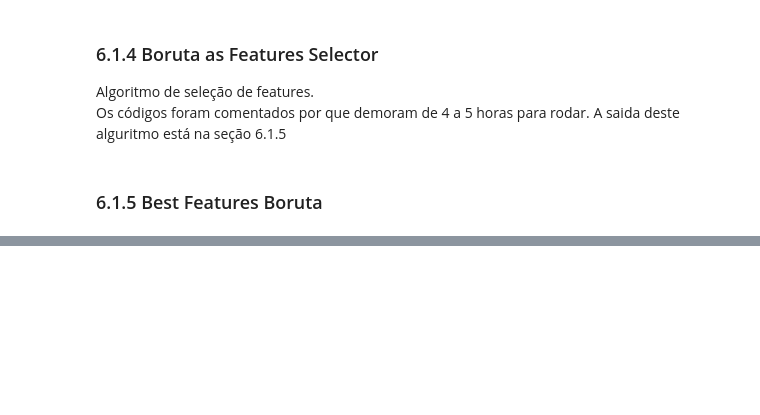
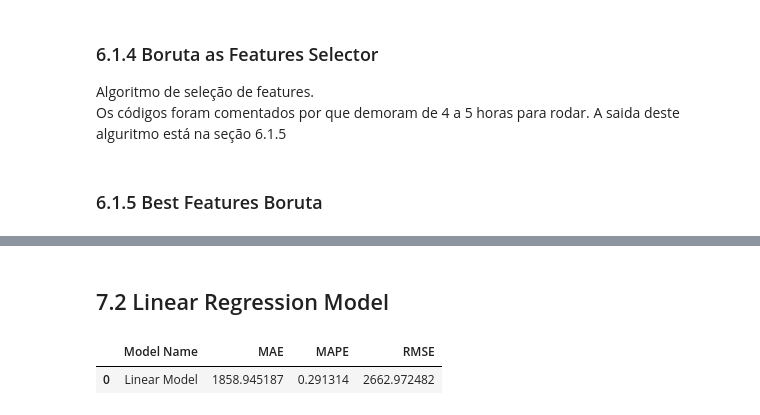
Before and after one commit to elielsantospaes/DS_em_Producao, a Jupyter notebook: Módulo_9_v1_store_sales_prediction.ipynb, the cells around one changed output, grey strips where cells are left out. Cells and saved outputs as stored; diff of their text form; code cells hidden in the pictures; blank space fills up the shorter version.

```diff
--- a/Módulo_9_v1_store_sales_prediction.ipynb
+++ b/Módulo_9_v1_store_sales_prediction.ipynb
@@ -26,6 +28,16 @@ from sklearn.ensemble import RandomForestRegressor
 # %% [markdown]
 ## 0.1 Helper Functions
 # %%
+def mean_absolute_percentage_error(y, yhat):
+    return np.mean(np.abs((y - yhat)/y))
+
+def ml_error(model_name, y, yhat):
+    mae = mean_absolute_error(y, yhat)
+    mape = mean_absolute_percentage_error(y, yhat)
+    rmse = np.sqrt(mean_squared_error(y, yhat))
+
+    return pd.DataFrame({'Model Name':model_name,'MAE':mae,'MAPE':mape,'RMSE':rmse}, index = [0])
+
 def v_cramer( x , y ):
     cm = np.matrix(pd.crosstab( x, y ))
     n = cm.sum()
@@ -988,0 +1030,15 @@ cols_selected_boruta.extend(add_features)
+# %% [markdown]
+## 7.2 Linear Regression Model
+# %%
+# model
+lr = LinearRegression().fit(x_train, y_train)
+
+# prediction
+yhat_lr = lr.predict(x_test)
+
+# performance
+lr_result = ml_error('Linear Model', np.expm1(y_test), np.expm1(yhat_lr))
+lr_result
+# %% [output]
+|  | Model Name | MAE | MAPE | RMSE |
+| 0 | Linear Model | 1858.945187 | 0.291314 | 2662.972482 |
```
Also changed, not shown: parts of 14 cells of this notebook.
